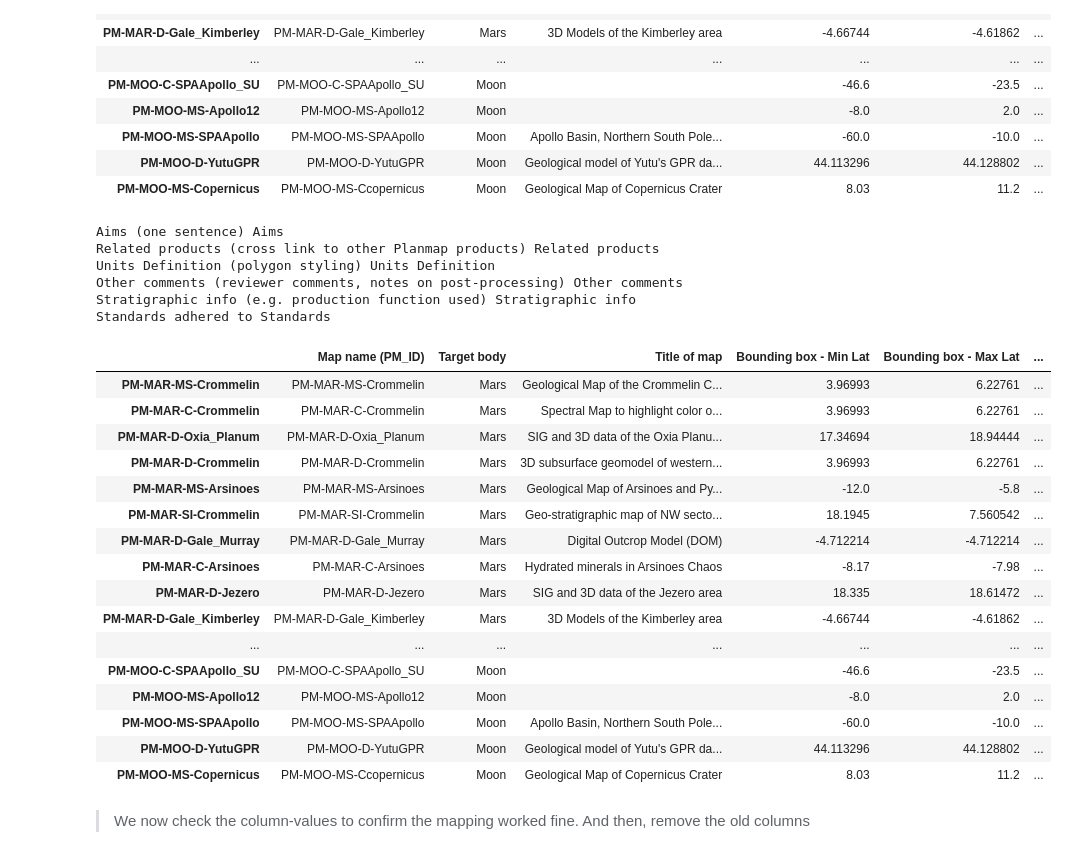
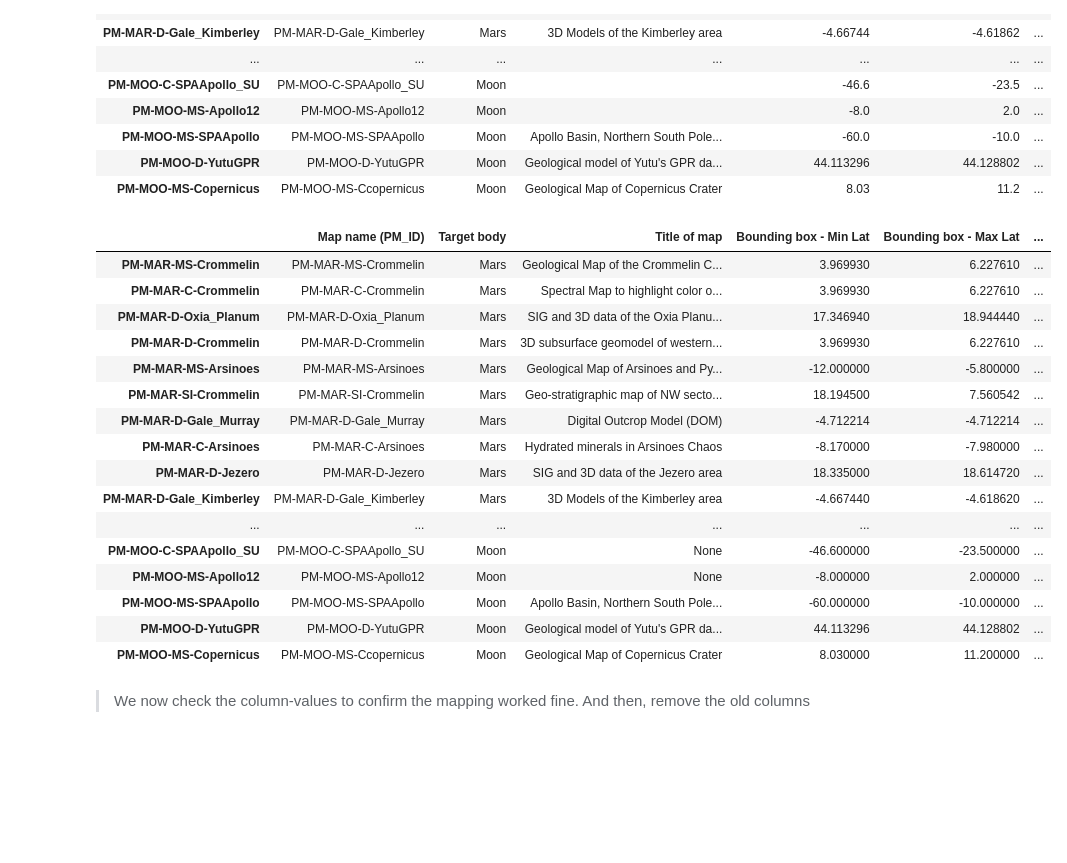
Before and after one commit to europlanet-gmap/invenio-tools, a Jupyter notebook: scratch/planmap/planmap_readme2json.ipynb, the cells around one changed output. Saved outputs shown, nothing was run; the diff lists cells and outputs as text; code cells hidden in the pictures; blank space fills up the shorter version.

```diff
--- a/scratch/planmap/planmap_readme2json.ipynb
+++ b/scratch/planmap/planmap_readme2json.ipynb
@@ -100,0 +92,13 @@ PM-MOO-MS-Copernicus
+# %%
+pkg_dirs = resolve_paths(path_template="{basedir}/{bodies}/PM-*", basedir=PUB_DIR, bodies=['mars','mercury','moon'])
+
+table_all = {}
+
+for pkg_dir in pkg_dirs:
+    pkg_name = os.path.basename(pkg_dir)
+    for filepath in glob(f"{pkg_dir}/*"):
+        if os.path.basename(filepath).lower() == 'readme.md':
+            print('--', filepath)
+            table = validate_readme(filepath)
+            assert pkg_name not in table_all
+            table_all.update({ pkg_name: table })
@@ -172,30 +196,25 @@ def map_columns(df, mappings):
 # %%
-df_tmp = map_columns(df, mappings)
-df_tmp
+table_tmp = map_columns(table_all, mappings)
+
+pd.DataFrame(table_tmp.values(), index=table_tmp.keys())
 # %% [output]
-Aims (one sentence) Aims
-Related products (cross link to other Planmap products) Related products
-Units Definition (polygon styling) Units Definition
-Other comments (reviewer comments, notes on post-processing) Other comments
-Stratigraphic info (e.g. production function used) Stratigraphic info
-Standards adhered to Standards
 |  | Map name (PM_ID) | Target body | Title of map | Bounding box - Min Lat | Bounding box - Max Lat | ... |
-| PM-MAR-MS-Crommelin | PM-MAR-MS-Crommelin | Mars | Geological Map of the Crommelin C... | 3.96993 | 6.22761 | ... |
-| PM-MAR-C-Crommelin | PM-MAR-C-Crommelin | Mars | Spectral Map to highlight color o... | 3.96993 | 6.22761 | ... |
-| PM-MAR-D-Oxia_Planum | PM-MAR-D-Oxia_Planum | Mars | SIG and 3D data of the Oxia Planu... | 17.34694 | 18.94444 | ... |
-| PM-MAR-D-Crommelin | PM-MAR-D-Crommelin | Mars | 3D subsurface geomodel of western... | 3.96993 | 6.22761 | ... |
-| PM-MAR-MS-Arsinoes | PM-MAR-MS-Arsinoes | Mars | Geological Map of Arsinoes and Py... | -12.0 | -5.8 | ... |
-| PM-MAR-SI-Crommelin | PM-MAR-SI-Crommelin | Mars | Geo-stratigraphic map of NW secto... | 18.1945 | 7.560542 | ... |
+| PM-MAR-MS-Crommelin | PM-MAR-MS-Crommelin | Mars | Geological Map of the Crommelin C... | 3.969930 | 6.227610 | ... |
+| PM-MAR-C-Crommelin | PM-MAR-C-Crommelin | Mars | Spectral Map to highlight color o... | 3.969930 | 6.227610 | ... |
+| PM-MAR-D-Oxia_Planum | PM-MAR-D-Oxia_Planum | Mars | SIG and 3D data of the Oxia Planu... | 17.346940 | 18.944440 | ... |
+| PM-MAR-D-Crommelin | PM-MAR-D-Crommelin | Mars | 3D subsurface geomodel of western... | 3.969930 | 6.227610 | ... |
+| PM-MAR-MS-Arsinoes | PM-MAR-MS-Arsinoes | Mars | Geological Map of Arsinoes and Py... | -12.000000 | -5.800000 | ... |
+| PM-MAR-SI-Crommelin | PM-MAR-SI-Crommelin | Mars | Geo-stratigraphic map of NW secto... | 18.194500 | 7.560542 | ... |
 | PM-MAR-D-Gale_Murray | PM-MAR-D-Gale_Murray | Mars | Digital Outcrop Model (DOM) | -4.712214 | -4.712214 | ... |
-| PM-MAR-C-Arsinoes | PM-MAR-C-Arsinoes | Mars | Hydrated minerals in Arsinoes Chaos | -8.17 | -7.98 | ... |
-| PM-MAR-D-Jezero | PM-MAR-D-Jezero | Mars | SIG and 3D data of the Jezero area | 18.335 | 18.61472 | ... |
-| PM-MAR-D-Gale_Kimberley | PM-MAR-D-Gale_Kimberley | Mars | 3D Models of the Kimberley area | -4.66744 | -4.61862 | ... |
+| PM-MAR-C-Arsinoes | PM-MAR-C-Arsinoes | Mars | Hydrated minerals in Arsinoes Chaos | -8.170000 | -7.980000 | ... |
+| PM-MAR-D-Jezero | PM-MAR-D-Jezero | Mars | SIG and 3D data of the Jezero area | 18.335000 | 18.614720 | ... |
+| PM-MAR-D-Gale_Kimberley | PM-MAR-D-Gale_Kimberley | Mars | 3D Models of the Kimberley area | -4.667440 | -4.618620 | ... |
 | ... | ... | ... | ... | ... | ... | ... |
-| PM-MOO-C-SPAApollo_SU | PM-MOO-C-SPAApollo_SU | Moon |  | -46.6 | -23.5 | ... |
-| PM-MOO-MS-Apollo12 | PM-MOO-MS-Apollo12 | Moon |  | -8.0 | 2.0 | ... |
-| PM-MOO-MS-SPAApollo | PM-MOO-MS-SPAApollo | Moon | Apollo Basin, Northern South Pole... | -60.0 | -10.0 | ... |
+| PM-MOO-C-SPAApollo_SU | PM-MOO-C-SPAApollo_SU | Moon | None | -46.600000 | -23.500000 | ... |
+| PM-MOO-MS-Apollo12 | PM-MOO-MS-Apollo12 | Moon | None | -8.000000 | 2.000000 | ... |
+| PM-MOO-MS-SPAApollo | PM-MOO-MS-SPAApollo | Moon | Apollo Basin, Northern South Pole... | -60.000000 | -10.000000 | ... |
 | PM-MOO-D-YutuGPR | PM-MOO-D-YutuGPR | Moon | Geological model of Yutu's GPR da... | 44.113296 | 44.128802 | ... |
-| PM-MOO-MS-Copernicus | PM-MOO-MS-Ccopernicus | Moon | Geological Map of Copernicus Crater | 8.03 | 11.2 | ... |
+| PM-MOO-MS-Copernicus | PM-MOO-MS-Ccopernicus | Moon | Geological Map of Copernicus Crater | 8.030000 | 11.200000 | ... |
 # %% [markdown]
 > We now check the column-values to confirm the mapping worked fine. And then, remove the old columns
 # %%
```
Also changed, not shown: parts of 9 cells of this notebook, 1 other file.
